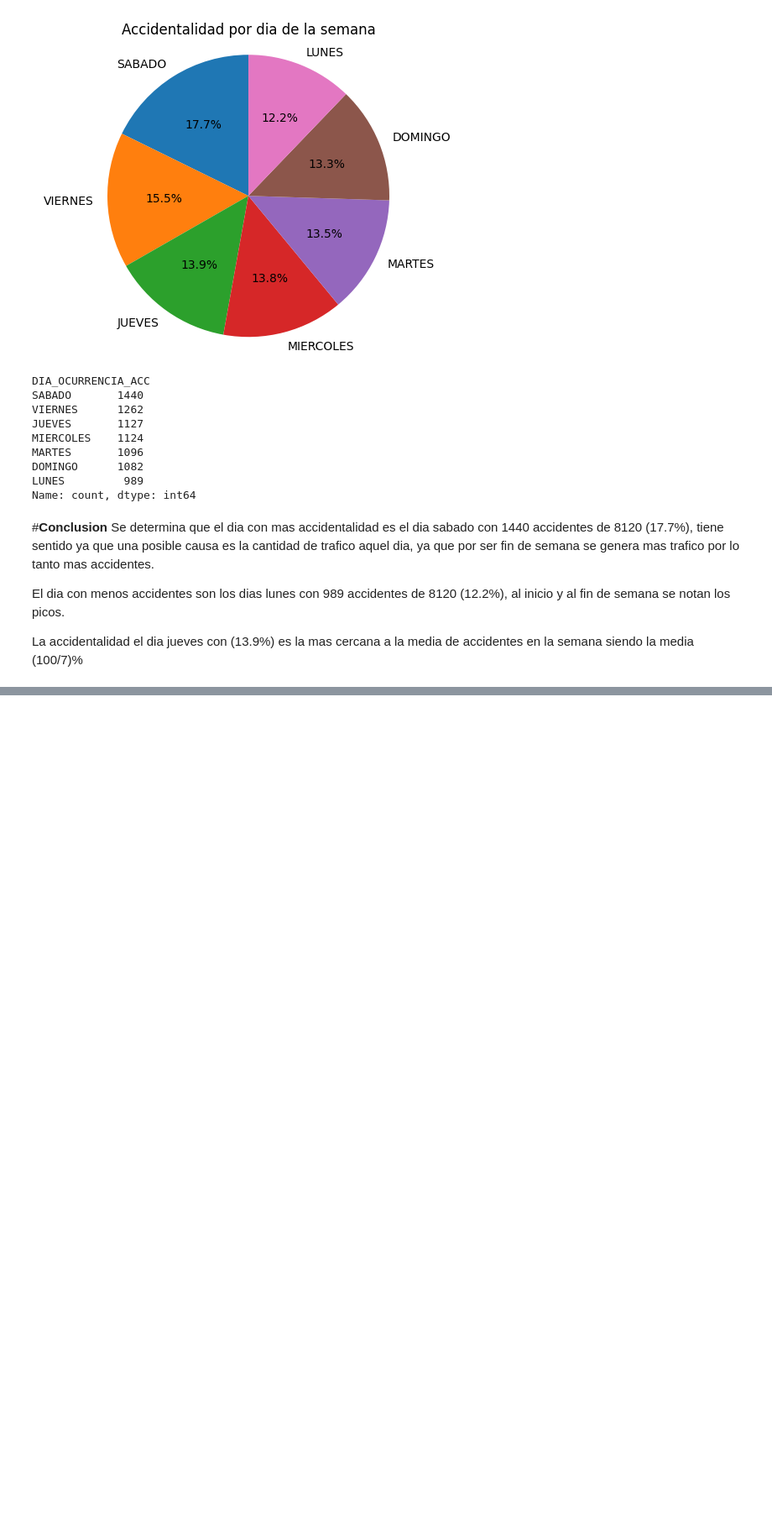
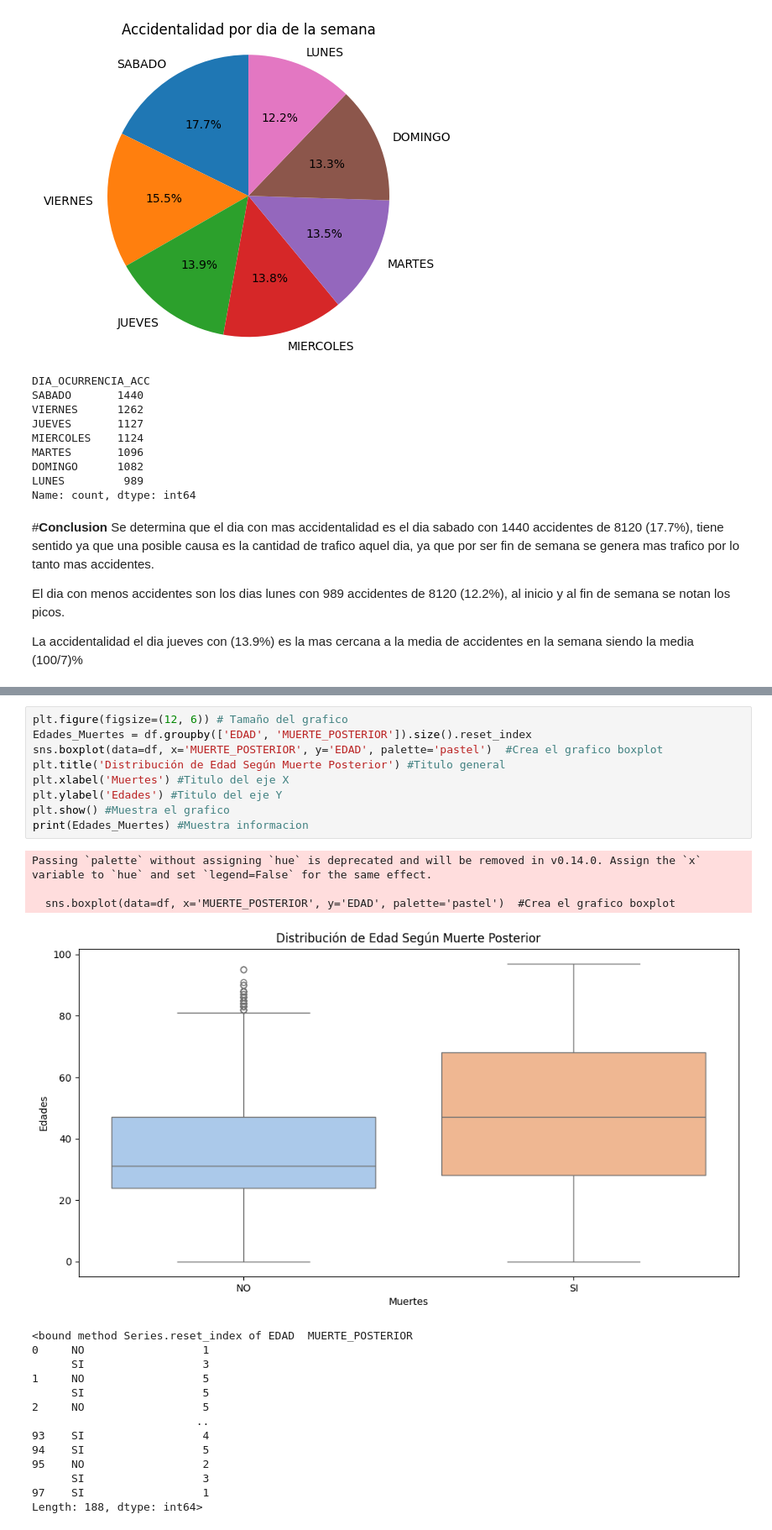
Before and after one commit to SrJames14/Proyecto, a Jupyter notebook: siniestrovial.ipynb, the cells around one changed output, grey strips where cells are left out. Shown: that part at 84% size. Saved outputs shown, nothing was run; the diff lists cells and outputs as text; blank space fills up the shorter version.

```diff
--- a/siniestrovial.ipynb
+++ b/siniestrovial.ipynb
@@ -210,0 +220,27 @@ print(condicion_muerte_counts)
+# %%
+plt.figure(figsize=(12, 6)) # Tamaño del grafico
+Edades_Muertes = df.groupby(['EDAD', 'MUERTE_POSTERIOR']).size().reset_index
+sns.boxplot(data=df, x='MUERTE_POSTERIOR', y='EDAD', palette='pastel')  #Crea el grafico boxplot
+plt.title('Distribución de Edad Según Muerte Posterior') #Titulo general
+plt.xlabel('Muertes') #Titulo del eje X
+plt.ylabel('Edades') #Titulo del eje Y
+plt.show() #Muestra el grafico
+print(Edades_Muertes) #Muestra informacion
+# %% [output]
+Passing `palette` without assigning `hue` is deprecated and will be removed in v0.14.0. Assign the `x` variable to `hue` and set `legend=False` for the same effect.
+
+  sns.boxplot(data=df, x='MUERTE_POSTERIOR', y='EDAD', palette='pastel')  #Crea el grafico boxplot
+[figure, added]
+<bound method Series.reset_index of EDAD  MUERTE_POSTERIOR
+0     NO                  1
+      SI                  3
+1     NO                  5
+      SI                  5
+2     NO                  5
+                         ..
+93    SI                  4
+94    SI                  5
+95    NO                  2
+      SI                  3
+97    SI                  1
+Length: 188, dtype: int64>
```
Also changed, not shown: parts of 6 cells of this notebook.
